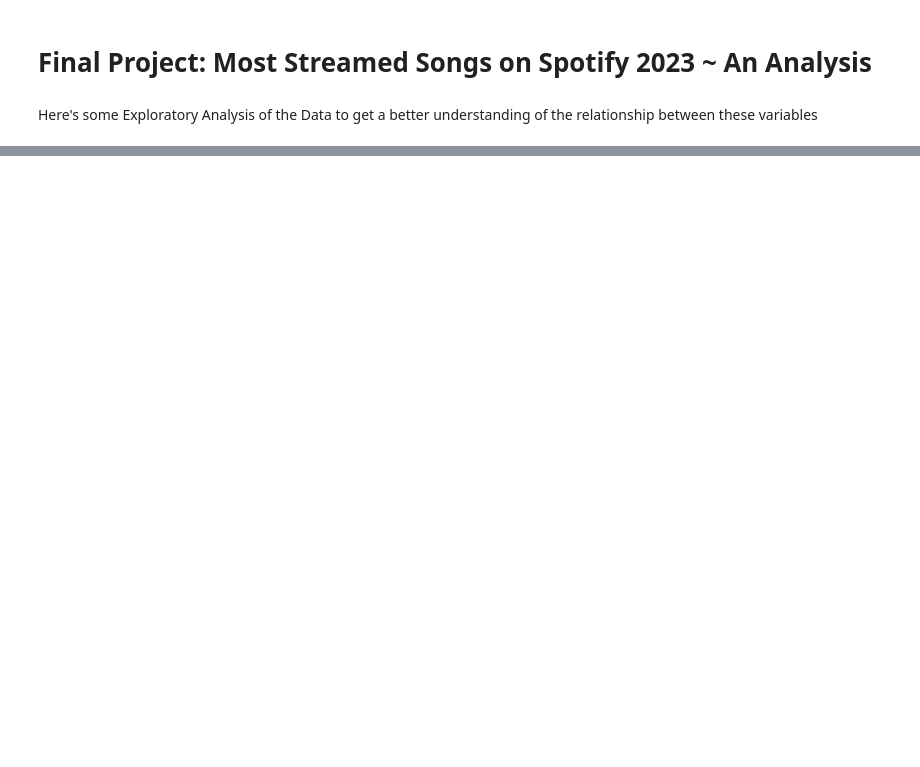
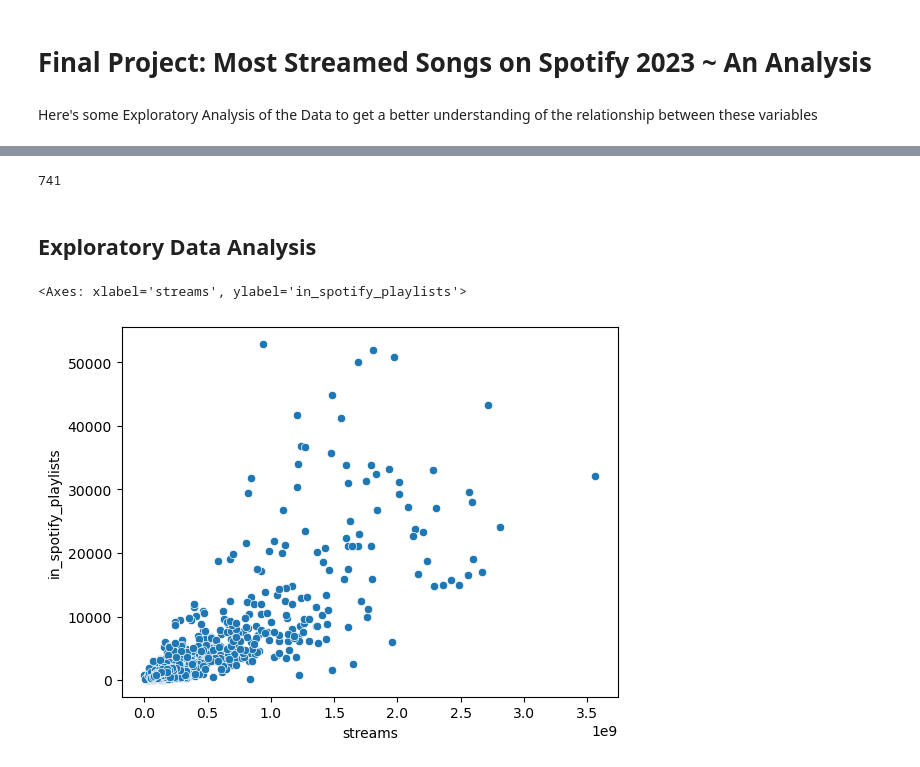
Before and after one commit to msriram2/cogs105_final_project, a Jupyter notebook: Meera_Sriram_Final_Project.ipynb, the cells around one changed output, grey strips where cells are left out. Cells and saved outputs as stored; diff of their text form; code cells hidden in the pictures; blank space fills up the shorter version.

```diff
--- a/Meera_Sriram_Final_Project.ipynb
+++ b/Meera_Sriram_Final_Project.ipynb
@@ -32,6 +32,7 @@ from sklearn.inspection import permutation_importance
 # %%
 #Read CSV File
 
-music_df = pd.read_csv('spotify-2023.csv')
+music_df = pd.read_csv('spotify-2023.csv', encoding = 'latin1', sep=',')
+music_df = music_df.dropna()
 music_df.info()
 # %% [output]
@@ -38,0 +66,21 @@ FileNotFoundError: [Errno 2] No such file or directory: 'spotify-2023.csv'
+# %%
+#Identify unique values --> code copied from Assignment 4
+for column in music_df.columns:
+    unique_values = music_df[column].unique()
+    print(f"\nUnique values in '{column}':\n{unique_values}")
+
+
+#Encode non-numeric values
+
+music_df_dummy = pd.get_dummies(music_df)
+
+key_values = {'C': 0, 'C#': 1, "D": 2, "D#": 3, "E": 4, "F": 5, "F#": 6, "G": 7, "G#": 8, "A": 9, "A#": 10, "B": 11}
+mode_values = {'Major': 0, 'Minor': 1}
+
+key_encoder = music_df['key'].map(key_values)
+mode_encoder = music_df['mode'].map(mode_values)
+
+music_df['Key_Type'] = key_encoder
+music_df['Mode_Type'] = mode_encoder
+
+display(music_df)
@@ -38,0 +118,33 @@ FileNotFoundError: [Errno 2] No such file or directory: 'spotify-2023.csv'
+# %%
+#Make sure numeric values are int
+#NOTE: Help from CHATGPT to resolve issue with string bug --> eventually resolved for streams
+
+music_df[~music_df['streams'].str.isnumeric()]
+music_df['streams'] = pd.to_numeric(music_df['streams'], errors='coerce')
+music_df['streams'] = music_df['streams'].astype('Int64')
+# %%
+#Look into in_spotify_charts variable and look for repeating ranks among rows
+rep_ranks = music_df['in_spotify_charts'].duplicated().sum()
+print(rep_ranks)
+
+#Try and reorder rows based on ranking --> get number 1 on top of the dataset
+
+re_music_df = music_df.sort_values('in_spotify_charts')
+re_music_df.head()
+# %% [output]
+741
+# %% [markdown]
+## Exploratory Data Analysis
+# %%
+"""I'm interested in looking at the relationship between streams and spotify playlists and streams, charts and playlists, and charts and streams to check for the strength of correlations. Determining if number
+of streams or amount of times a song appears in a playlist is correlated with its rank on Spotify"""
+
+sns.scatterplot(x = 'streams', y= 'in_spotify_playlists', data = music_df)
+
+#NOTE: Maybe consider scaling the axis properly to see if this would impact the plot
+
+sns.scatterplot(x = 'in_spotify_charts', y= 'in_spotify_playlists', data = music_df)
+sns.scatterplot(x = 'in_spotify_charts', y= 'streams', data = music_df)
+# %% [output]
+<Axes: xlabel='streams', ylabel='in_spotify_playlists'>
+[figure, added]
```
Also changed, not shown: parts of 12 cells of this notebook.
